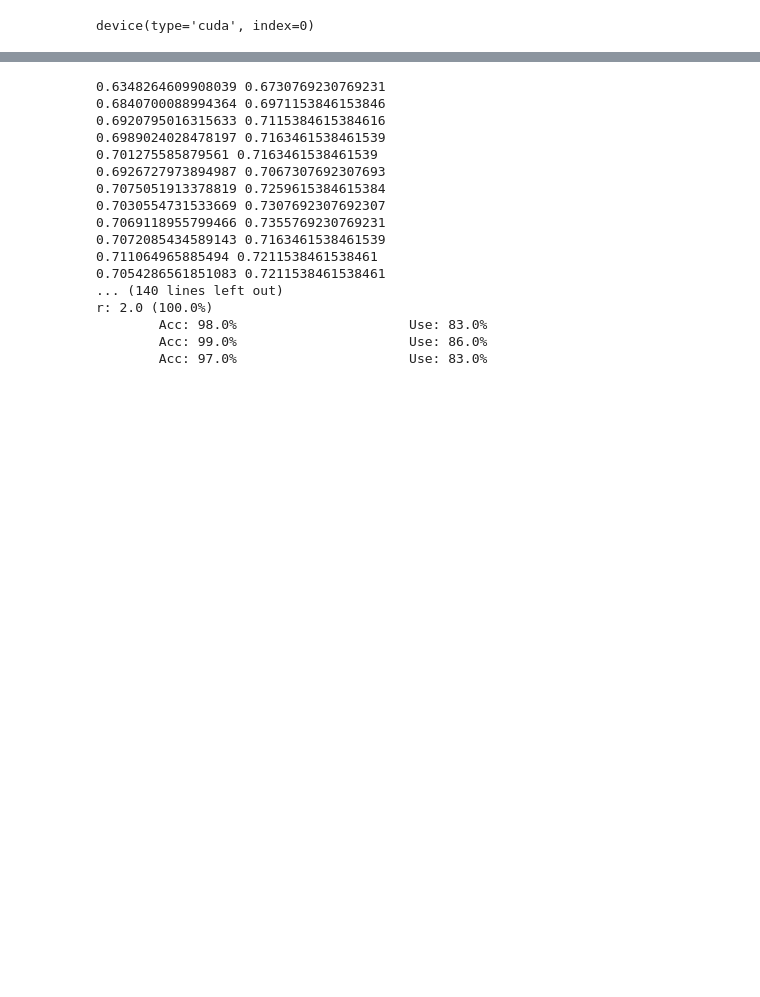
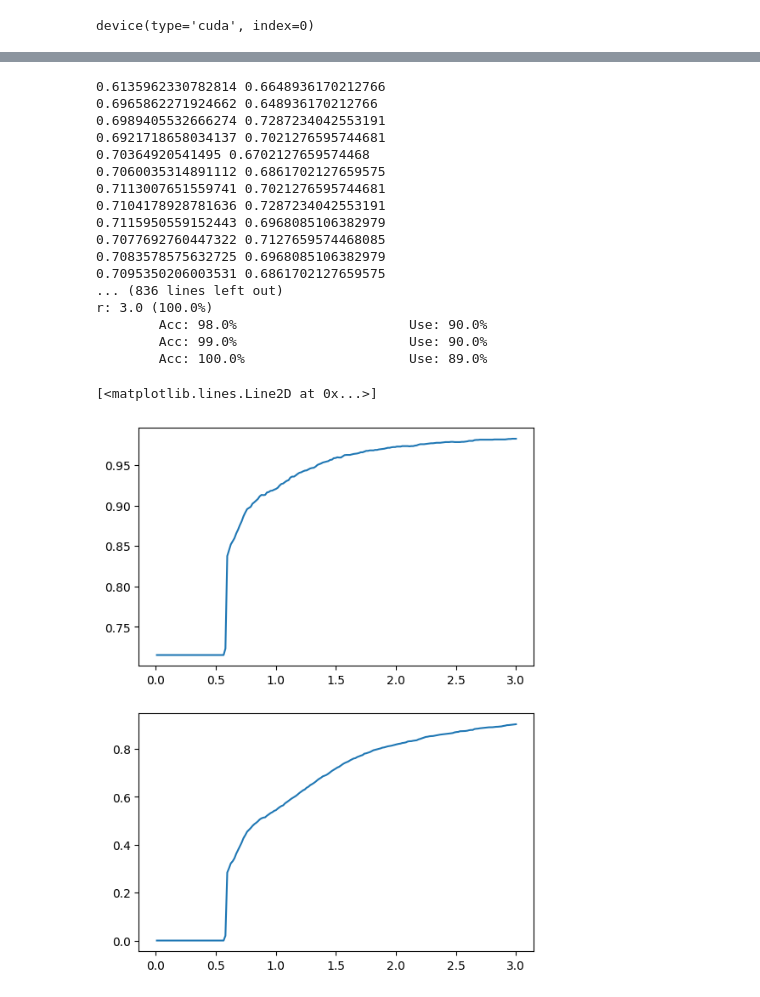
Before and after one commit to justlab11/Fidelity_Selection, a Jupyter notebook: Toy_DS_FE_Model_v3.ipynb, the cells around one changed output, grey strips where cells are left out. Drawn from its saved outputs; the diff is of its cells as text; code cells hidden in the pictures; blank space fills up the shorter version.

```diff
--- a/Toy_DS_FE_Model_v3.ipynb
+++ b/Toy_DS_FE_Model_v3.ipynb
@@ -153,19 +153,27 @@ class EarlyStopper:
         return False
 # %%
 class QE_Dataset(Dataset):
-    def __init__(self, lf_embeddings, lf_preds, hf_preds, labels):
+    def __init__(self, lf_embeddings, lf_preds, hf_preds, labels, hf_features, lf_features):
         super(QE_Dataset, self).__init__()
 
         self.lf_embeddings = lf_embeddings
         self.lf_preds = lf_preds
         self.hf_preds = hf_preds
         self.labels = labels
+        self.hf_features = hf_features
+        self.lf_features = lf_features
 
     def __len__(self):
         return len(self.labels)
 
+    def hf_samples(self):
+        return self.hf_features
+
+    def lf_samples(self):
+        return self.lf_features
+
     def __getitem__(self, idx:int):
-        return self.lf_embeddings[idx], self.lf_preds[idx], self.hf_preds[idx], self.labels[idx]
+        return self.lf_embeddings[idx], self.lf_preds[idx], self.hf_preds[idx], self.labels[idx], self.hf_features[idx], self.lf_features[idx]
 # %%
 def build_qe_dataloaders(lf_model, hf_model, train_loader, test_loader, val_loader):
     lf_body = create_feature_extractor(
@@ -395,7 +458,7 @@ def one_run(model, dataloader, criterion, fidelity, optimizer=None, scheduler=No
             scheduler.step()
 
     elif fidelity == "gate":
-        for lf_embeddings, lf_preds, hf_preds, target in dataloader:
+        for lf_embeddings, lf_preds, hf_preds, target, _, _ in dataloader:
             lf_embeddings = lf_embeddings.to(device, torch.float)
             lf_preds = lf_preds.to(device, torch.float)
             hf_preds = hf_preds.to(device, torch.float)
@@ -533,7 +596,8 @@ for run_num in range(NUM_RERUNS):
         "val": qe_val_loader
     }
 
-    test_positions = qe_test_loader.inputs
+    lf_test_positions = qe_test_loader.dataset.lf_features
+    hf_test_positions = qe_test_loader.dataset.hf_features
 
     svm_model = None
     for r, r_val in enumerate(R_VALS):
@@ -557,7 +621,8 @@ for run_num in range(NUM_RERUNS):
                 svm_model.fit(lf_embeds, best_choices, sample_weight=weights)
 
             outputs = svm_model.predict(lf_embeds)
-            acc = np.sum(lf_correct[outputs==0]) + np.sum(hf_correct[outputs==1]) / len(outputs)
+
+            acc = (np.sum(lf_correct[outputs==0]) + np.sum(hf_correct[outputs==1])) / len(outputs)
             usage = np.sum(outputs) / len(outputs)
 
             if loader_name == "train":
@@ -575,20 +640,29 @@ for run_num in range(NUM_RERUNS):
             print(f"\tAcc: {round(acc, 2) * 100}%", end="\t\t")
             print(f"\tUse: {round(usage, 2) * 100}%")
 # %% [output]
-0.6348264609908039 0.6730769230769231
-0.6840700088994364 0.6971153846153846
-0.6920795016315633 0.7115384615384616
-0.6989024028478197 0.7163461538461539
-0.701275585879561 0.7163461538461539
-0.6926727973894987 0.7067307692307693
-0.7075051913378819 0.7259615384615384
-0.7030554731533669 0.7307692307692307
-0.7069118955799466 0.7355769230769231
-0.7072085434589143 0.7163461538461539
-0.711064965885494 0.7211538461538461
-0.7054286561851083 0.7211538461538461
-... (140 lines left out)
-r: 2.0 (100.0%)
-        Acc: 98.0%                      Use: 83.0%
-        Acc: 99.0%                      Use: 86.0%
-        Acc: 97.0%                      Use: 83.0%
+0.6135962330782814 0.6648936170212766
+0.6965862271924662 0.648936170212766
+0.6989405532666274 0.7287234042553191
+0.6921718658034137 0.7021276595744681
+0.70364920541495 0.6702127659574468
+0.7060035314891112 0.6861702127659575
+0.7113007651559741 0.7021276595744681
+0.7104178928781636 0.7287234042553191
+0.7115950559152443 0.6968085106382979
+0.7077692760447322 0.7127659574468085
+0.7083578575632725 0.6968085106382979
+0.7095350206003531 0.6861702127659575
+... (836 lines left out)
+r: 3.0 (100.0%)
+        Acc: 98.0%                      Use: 90.0%
+        Acc: 99.0%                      Use: 90.0%
+        Acc: 100.0%                     Use: 89.0%
+# %%
+plt.figure(figsize=(6,8))
+plt.subplot(211)
+plt.plot(R_VALS, qe_train_acc[0])
+plt.subplot(212)
+plt.plot(R_VALS, qe_train_use[0])
+# %% [output]
+[<matplotlib.lines.Line2D at 0x...>]
+[figure, added]
```
Also changed, not shown: parts of 8 cells of this notebook, 1 other file.
